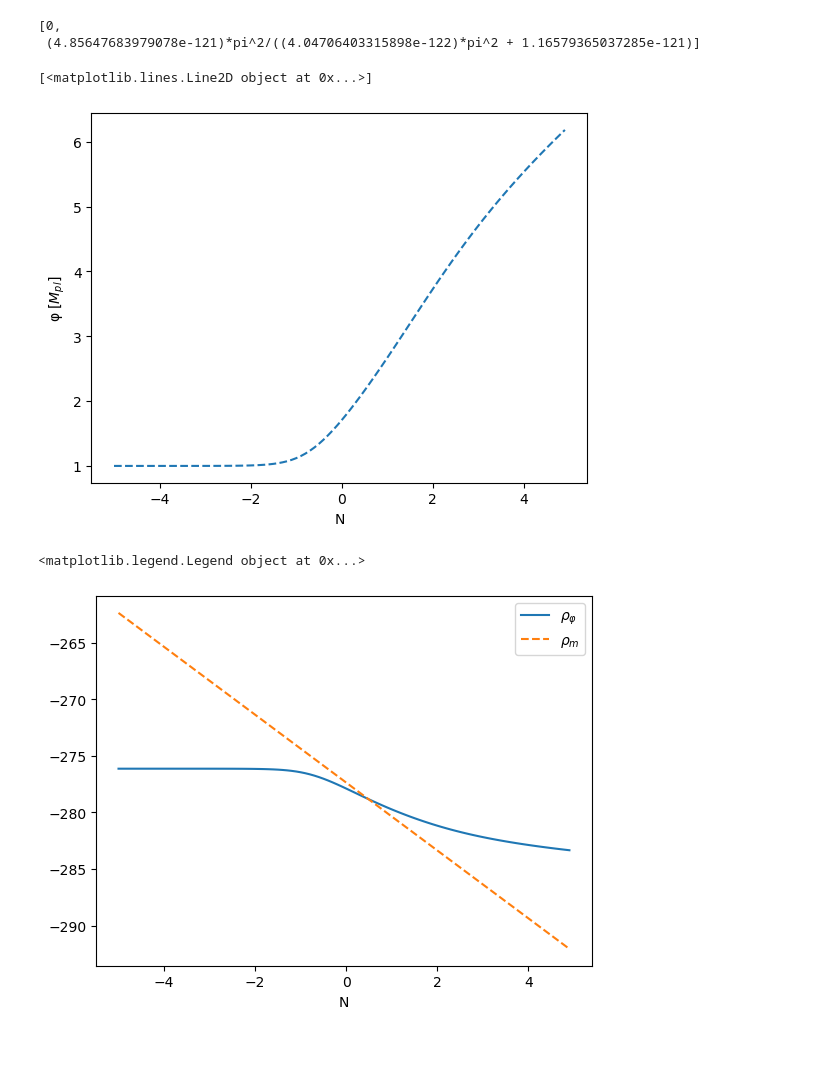
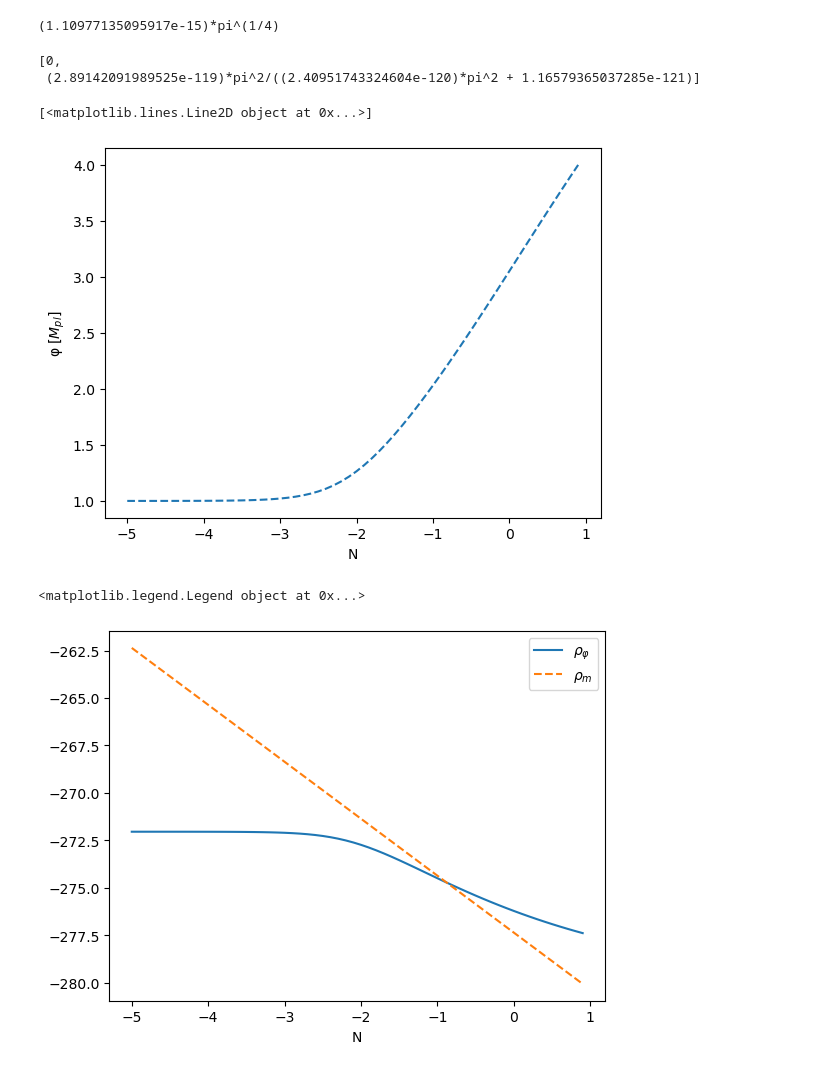
Before and after one commit to JOEngland86/4th-year-project, a Jupyter notebook: notebooks/Final Version of code/IPL with β - Different initial φ.ipynb, the cells around one changed output. Cells and saved outputs as stored; diff of their text form; code cells hidden in the pictures.

```diff
--- a/notebooks/Final Version of code/IPL with β - Different initial φ.ipynb
+++ b/notebooks/Final Version of code/IPL with β - Different initial φ.ipynb
@@ -28,11 +28,15 @@ h = 0.7
 ohm_m = 0.31 # approximate fraction of matter today
 Ho = 2.1332e-42*h*4.10677e-19 # Hubble constant in reduced plank mass units
 rho_c0 = (3*Ho^2/(k^2)) # current critical energy density
-M_val = (rho_c0*(8*pi)^(alp/2))^(1/(alp+4))*.45 # mass scale in IPL
+A = 0.65 # scaling constant
+M_val = (rho_c0*(8*pi)^(alp/2))^(1/(alp+4))*A # mass scale in IPL
+show(M_val)
 gam = 1
 beta = 0
 Ni = 0
 #2.82046850896656e-121 *np.pi*np.pi/2.48
+# %% [output]
+(1.10977135095917e-15)*pi^(1/4)
 # %%
 def CoupledSteinhardt(X,N):
     a = exp(N) # N = ln(a)
@@ -53,23 +57,23 @@ Ni=0
 show(CoupledSteinhardt([1,0],0))
 # %% [output]
 [0,
- (4.85647683979078e-121)*pi^2/((4.04706403315898e-122)*pi^2 + 1.16579365037285e-121)]
+ (2.89142091989525e-119)*pi^2/((2.40951743324604e-120)*pi^2 + 1.16579365037285e-121)]
 # %%
-Nrange = np.arange(-5,5,.1)
+Nrange = np.arange(-5,1,.1)
 Ni =0
 sol = odeint(CoupledSteinhardt,[1,0],t=Nrange)
 # Plot of φ against redshift
 phi_sol = sol[:,0]
 phi_prime = sol[:,1]
 #Vnumber = sol[:,2]
 #show(Vnumber)
 z_values = exp(-Nrange)
 plt.xlabel("N")
 plt.ylabel(r"φ $[M_{pl}]$")
 plt.plot(Nrange,phi_sol,'--')
 # %% [output]
 [<matplotlib.lines.Line2D object at 0x...>]
-[figure, old version]
+[figure, new version]
 # %%
 # Multiple Values of Q
 def other_parameters(fi,dfi,N):
@@ -111,7 +115,7 @@ plt.legend()
 #plt.savefig(r"log of $ρ_φ$ and $ρ_m$ for Q = {}.png".format(np.round(Q,3)))
 # %% [output]
 <matplotlib.legend.Legend object at 0x...>
-[figure, old version]
+[figure, new version]
 # %%
 # Plots of φ,φ',ωφ,ρφ,Ωφ vs z+1
 
```
Also changed, not shown: parts of 3 cells of this notebook.
